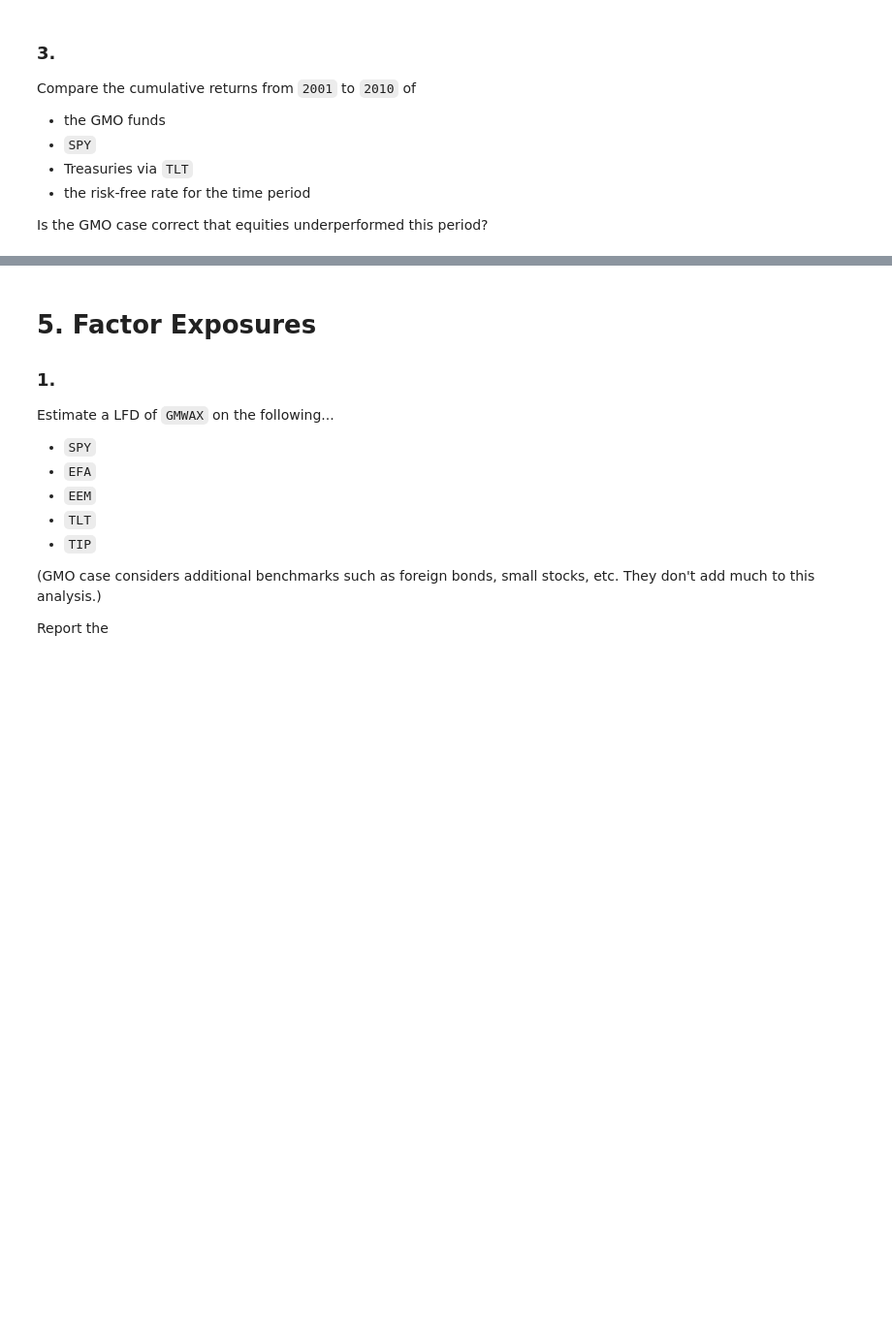
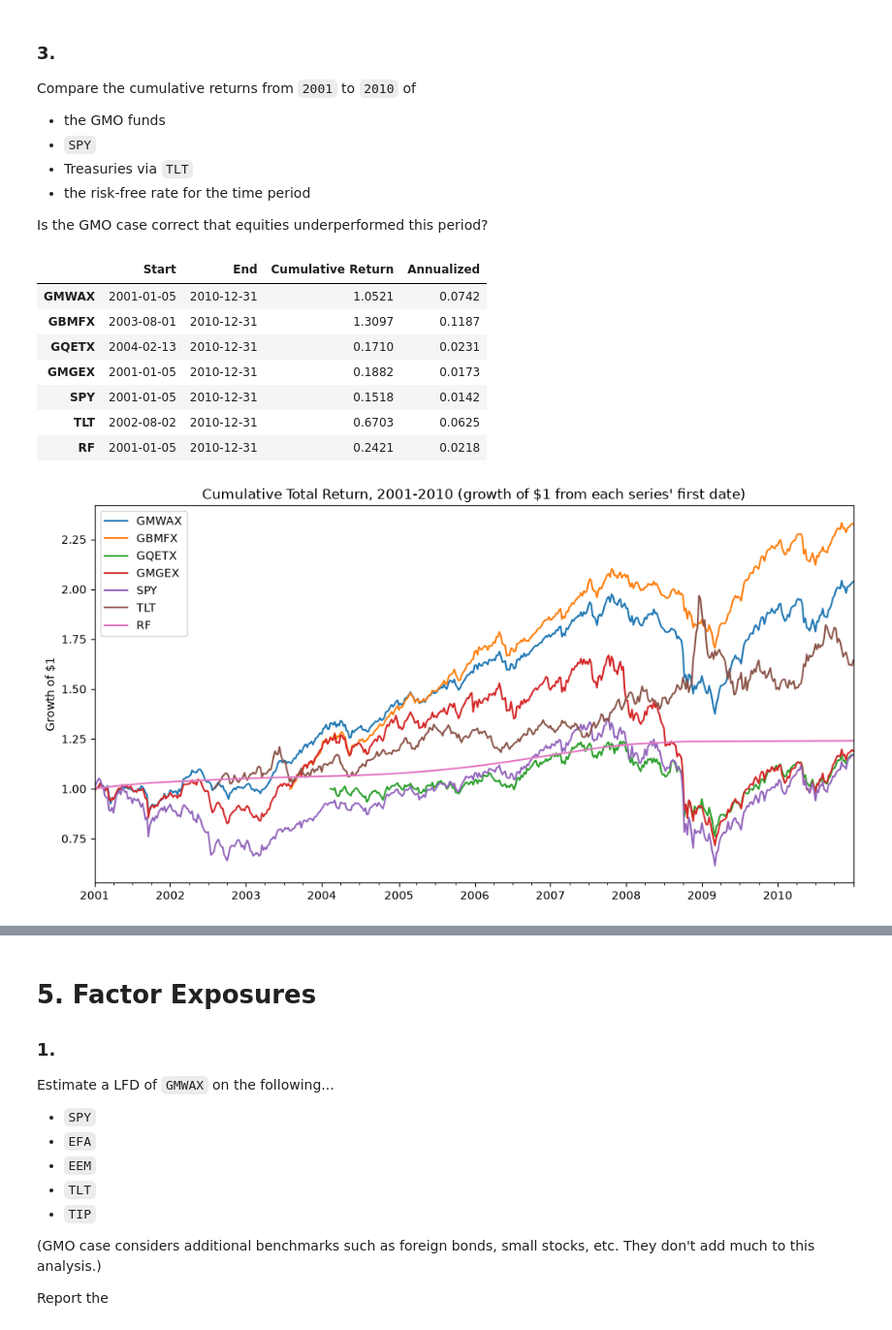
Before and after one commit to ivyxchan27/finm-367-groupc, a Jupyter notebook: ivy-work/gmo-case-study.ipynb, the cells around one changed output, grey strips where cells are left out. Shown at 97% size. Cells and saved outputs as stored; diff of their text form; code cells hidden in the pictures; blank space fills up the shorter version.

```diff
--- a/ivy-work/gmo-case-study.ipynb
+++ b/ivy-work/gmo-case-study.ipynb
@@ -308,3 +571,24 @@ Compare the cumulative returns from `2001` to `2010` of
 * the risk-free rate for the time period
 
 Is the GMO case correct that equities underperformed this period?
+# %%
+rets_rf = rets.assign(RF=rf)
+per = rets_rf.loc['2001':'2010', gmo_funds + ['SPY', 'TLT', 'RF']]
+
+display(per.apply(period_summary, ann=ann_factor).T)
+
+cum_0110 = (1 + per).cumprod()
+cum_0110 = cum_0110 / cum_0110.apply(lambda s: s.dropna().iloc[0])
+cum_0110.plot(figsize=(12, 6), title='Cumulative Total Return, 2001-2010 (growth of $1 from each series\' first date)')
+plt.ylabel('Growth of $1')
+plt.show()
+# %% [output]
+|  | Start | End | Cumulative Return | Annualized |
+| GMWAX | 2001-01-05 | 2010-12-31 | 1.0521 | 0.0742 |
+| GBMFX | 2003-08-01 | 2010-12-31 | 1.3097 | 0.1187 |
+| GQETX | 2004-02-13 | 2010-12-31 | 0.1710 | 0.0231 |
+| GMGEX | 2001-01-05 | 2010-12-31 | 0.1882 | 0.0173 |
+| SPY | 2001-01-05 | 2010-12-31 | 0.1518 | 0.0142 |
+| TLT | 2002-08-02 | 2010-12-31 | 0.6703 | 0.0625 |
+| RF | 2001-01-05 | 2010-12-31 | 0.2421 | 0.0218 |
+[figure, added]
```
Also changed, not shown: parts of 34 cells of this notebook, 4 other files.
